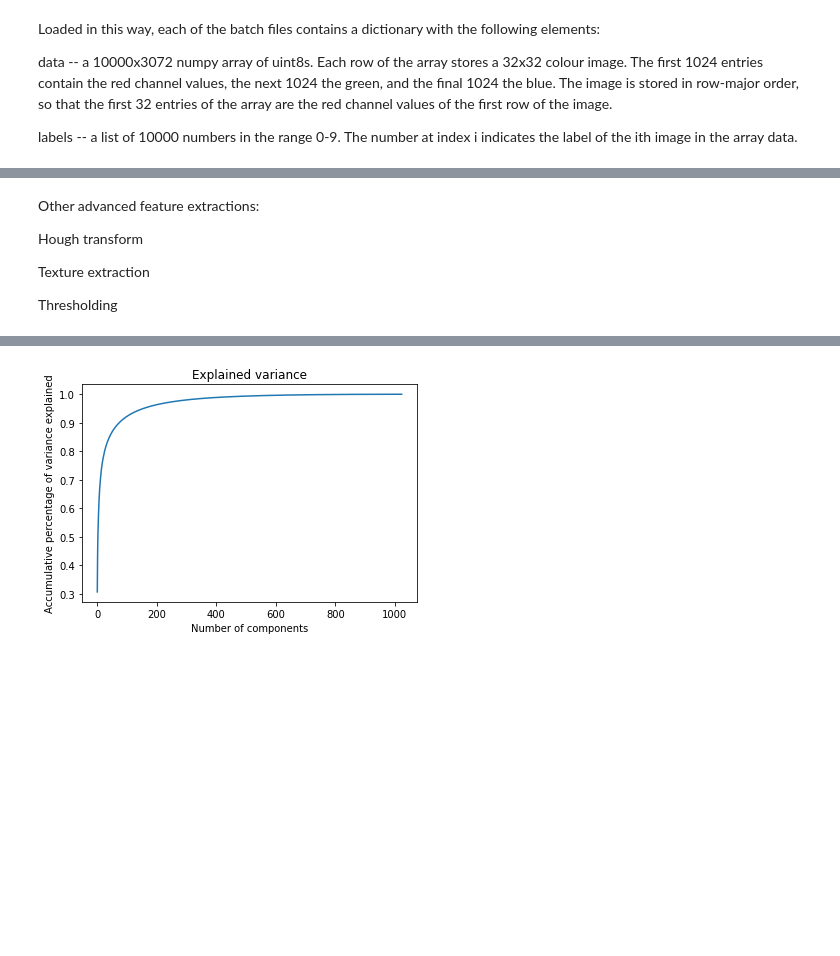
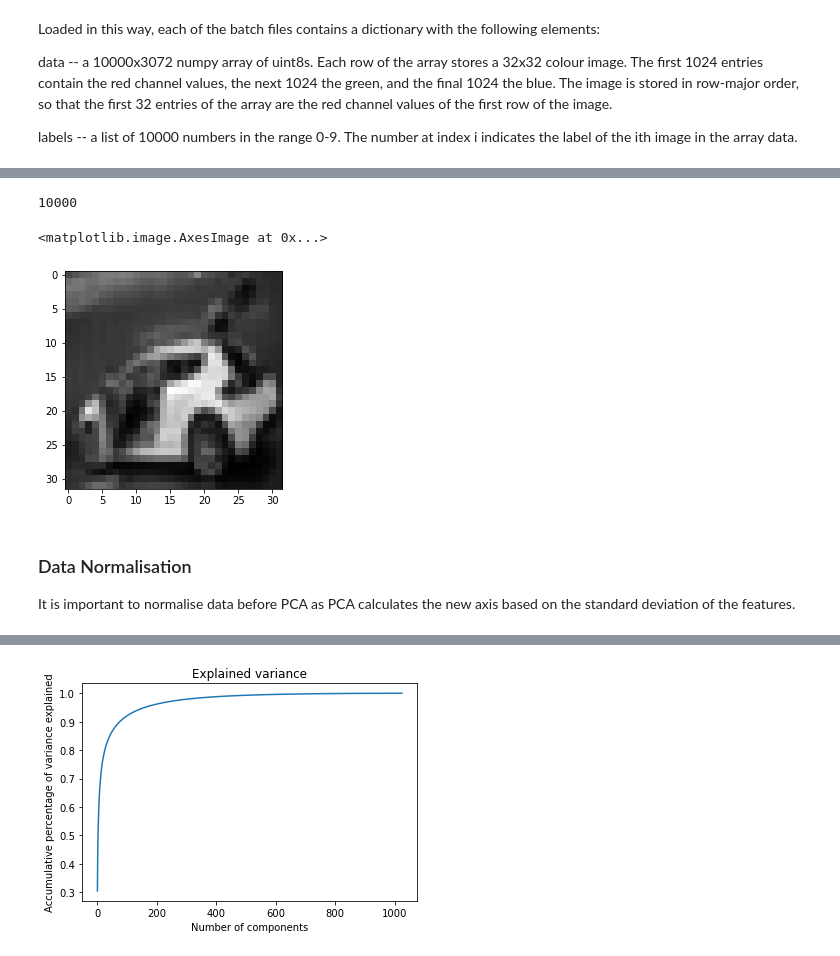
Before and after one commit to EmilyCY/CIFAR10-Image-Classification, a Jupyter notebook: SVM-kfold.ipynb, the cells around one changed output, grey strips where cells are left out. Cells and saved outputs as stored; diff of their text form; code cells hidden in the pictures; blank space fills up the shorter version.

```diff
--- a/SVM-kfold.ipynb
+++ b/SVM-kfold.ipynb
@@ -207,23 +196,20 @@ Edges are sharp changes in colour in the images. There are various kernels that
-# %%
-# Advanced feature extraction - uncompleted !!
-# Extracting Edge Features using prewitt kernel
-
-from skimage.filters import prewitt_h,prewitt_v
-
-edges=[]
-for image in gray_images:
-  edges_prewitt_horizontal = prewitt_h(image)
-  edges_prewitt_vertical = prewitt_v(image)
-  edges.append(edges_prewitt_horizontal)
-
-
-# need to use Histogram of Oriented Gradients (HOG) to further reduce
-# %% [markdown]
-Other advanced feature extractions:
-
-
-Hough transform
-
-Texture extraction
-
-Thresholding
+# %%
+# testing set gray scale
+gray_test_images=[]
+flat_gray_test_images=[]
+
+for image in test_images:
+  grayscale_test= np.dot(image[...,:3],rgb_weights)
+  gray_test_images.append(grayscale_test)
+  flat_gray_test_images.append(grayscale_test.flatten())
+
+print(len(gray_test_images))
+plt.imshow(gray_test_images[6], cmap=plt.get_cmap('gray'))
+# %% [output]
+10000
+<matplotlib.image.AxesImage at 0x...>
+[figure, added]
+# %% [markdown]
+### Data Normalisation
+
+It is important to normalise data before PCA as PCA calculates the new axis based on the standard deviation of the features.
```
Also changed, not shown: parts of 36 cells of this notebook.
